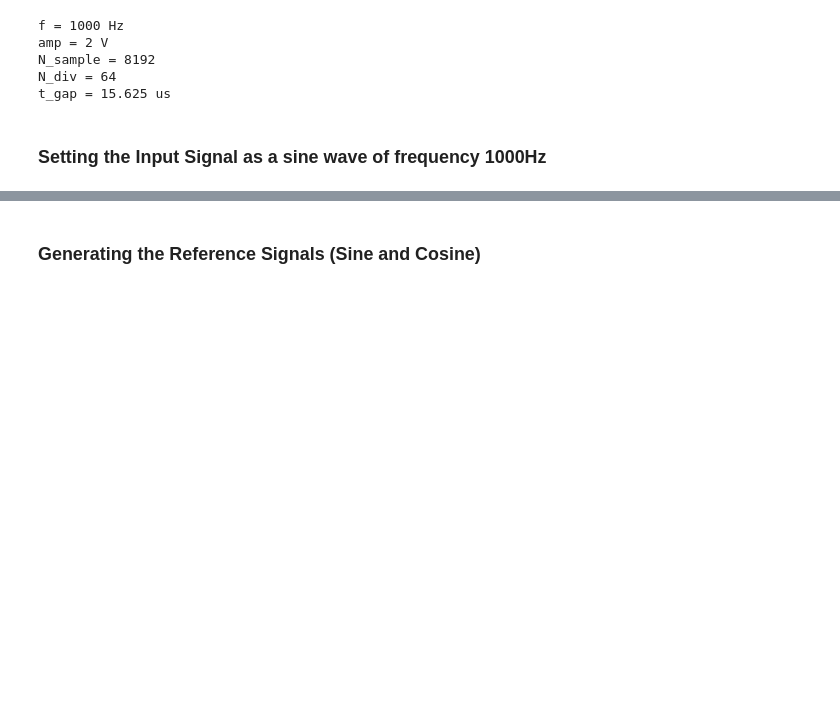
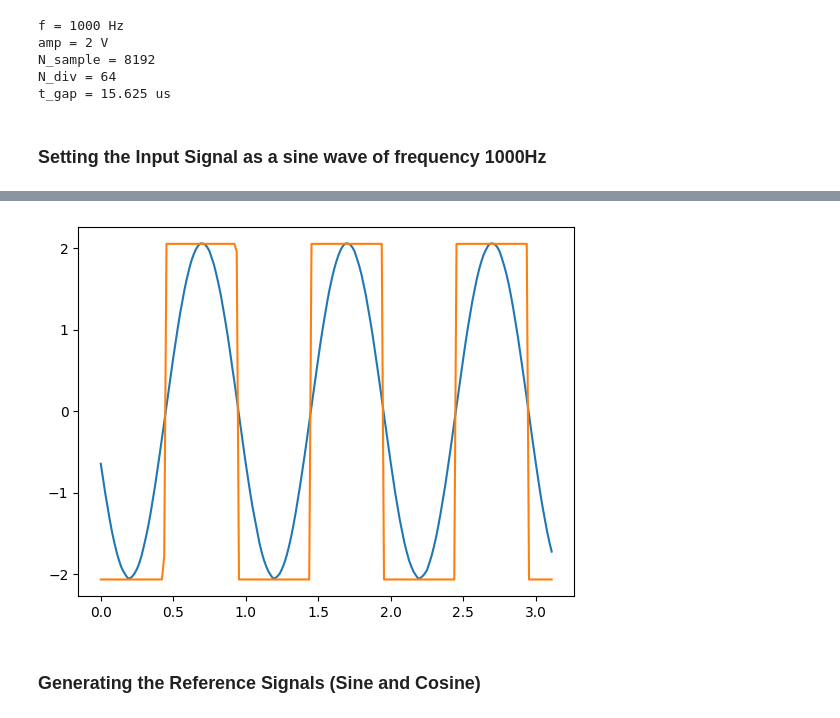
Before and after one commit to AdhilshaA/Lockin_expeyes, a Jupyter notebook: codes/process_fngenerator.ipynb, the cells around one changed output, grey strips where cells are left out. Cells and saved outputs as stored; diff of their text form; code cells hidden in the pictures; blank space fills up the shorter version.

```diff
--- a/codes/process_fngenerator.ipynb
+++ b/codes/process_fngenerator.ipynb
@@ -54,2 +74,8 @@ plt.show()
+# %%
+plt.plot(t[:200],v[:200])
+plt.plot(tt[:200],vv[:200])
+plt.show()
+# %% [output]
+[figure, added]
 # %% [markdown]
 ### Generating the Reference Signals (Sine and Cosine)
```
Also changed, not shown: parts of 15 cells of this notebook, 2 other files.
